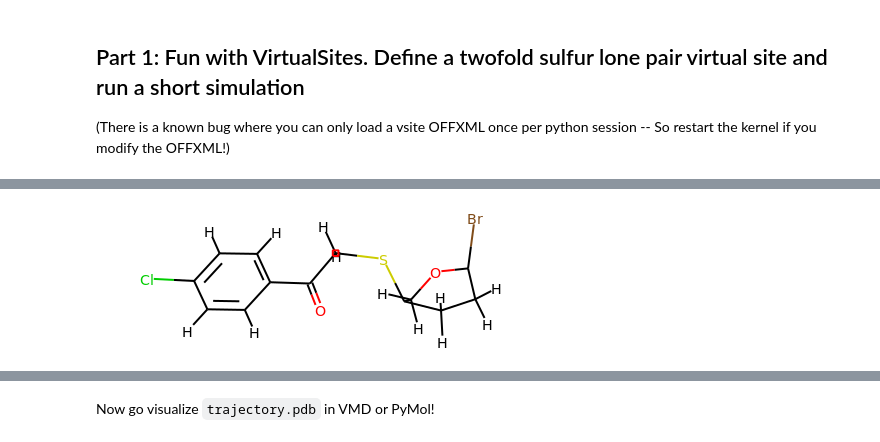
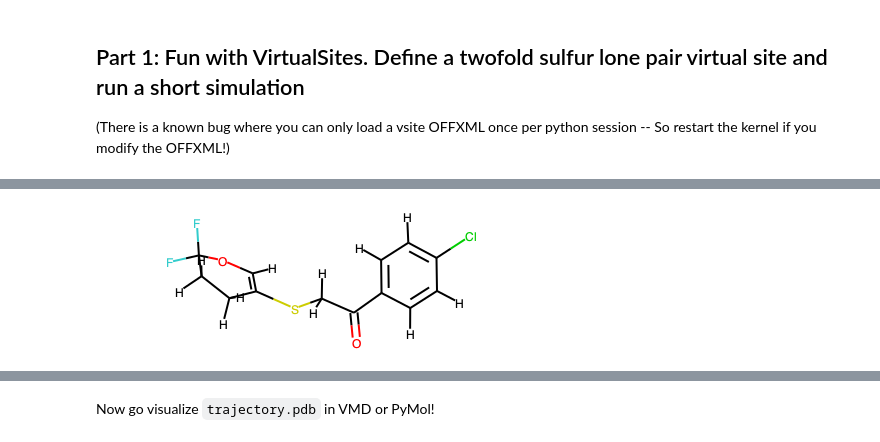
Before and after one commit to openforcefield/openff-toolkit, a Jupyter notebook: examples/virtual_sites/vsite_showcase.ipynb, the cells around one changed output, grey strips where cells are left out. Cells and saved outputs as stored; diff of their text form; code cells hidden in the pictures.

```diff
--- a/examples/virtual_sites/vsite_showcase.ipynb
+++ b/examples/virtual_sites/vsite_showcase.ipynb
@@ -59,5 +59,5 @@ ff = OFFForceField('openff-1.2.0.offxml', sulfur_vsite_offxml)
 # %%
-offmol = OFFMolecule.from_smiles('c1cc(-Cl)ccc1C(=O)CS[C@]1CO[C@](Br)CC1')
+offmol = OFFMolecule.from_smiles('c1cc(-Cl)ccc1C(=O)CS[C]1=CO[C](F)(F)CC1')
 offmol.generate_conformers(n_conformers=1)
 offmol.visualize()
 # %% [output]
@@ -65,4 +64,4 @@ Warning (not error because allow_undefined_stereo=True):
-[figure, old version]
+[figure, new version]
 # %%
 # Make the OpenMM system and grab the resulting Topology (with VSites added)
 
```
Also changed, not shown: parts of 12 cells of this notebook.
